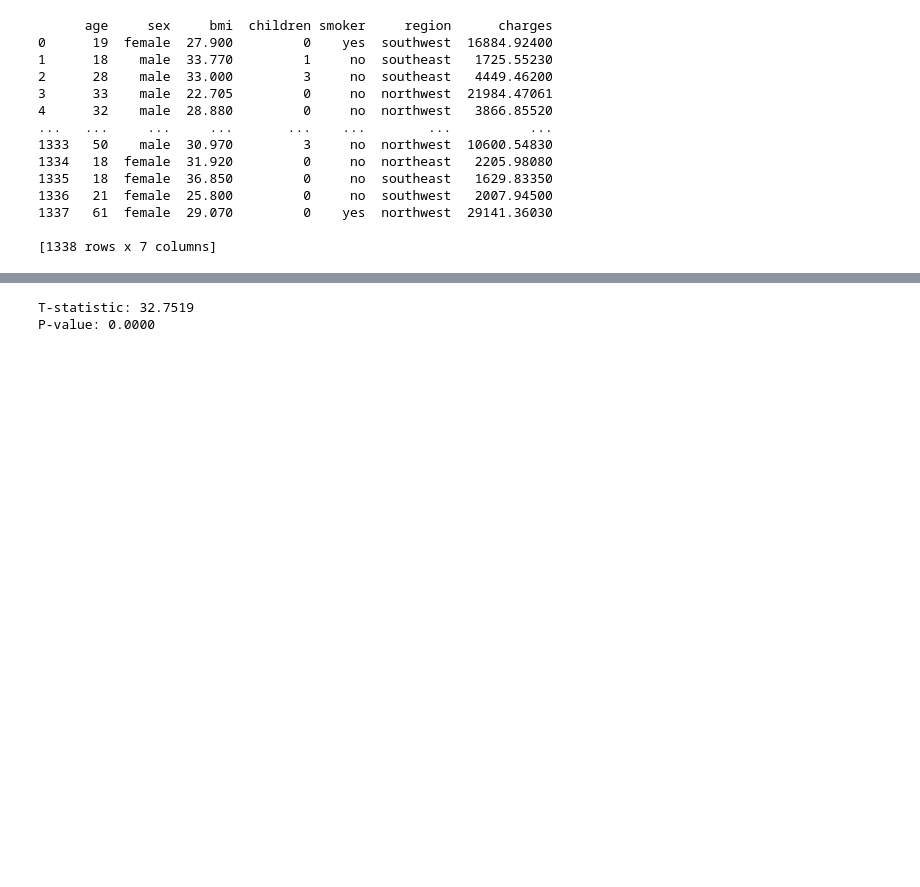
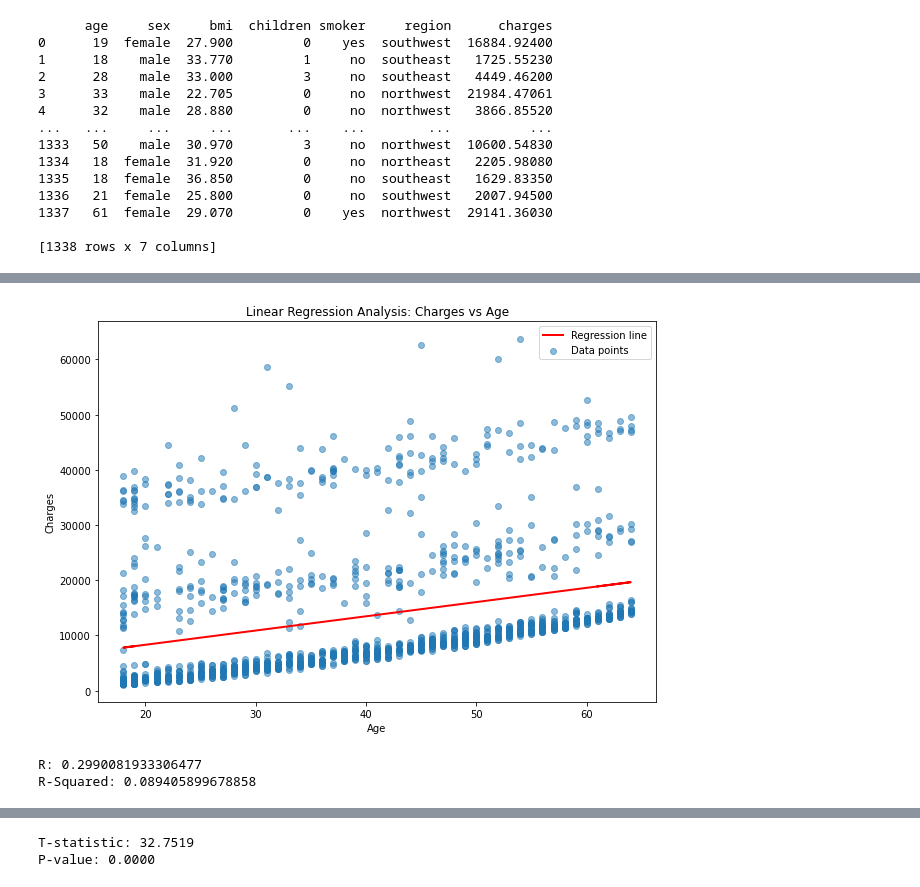
Before and after one commit to vinnynp25/CMSC320-Final-Project, a Jupyter notebook: FinalProject.ipynb, the cells around one changed output, grey strips where cells are left out. Saved outputs shown, nothing was run; the diff lists cells and outputs as text; code cells hidden in the pictures; blank space fills up the shorter version.

```diff
--- a/FinalProject.ipynb
+++ b/FinalProject.ipynb
@@ -60,0 +90,32 @@ for feature in insurance_df.columns[:-1]:
+# %%
+# REGRESSION ANALYSIS
+
+x = insurance_df['age']
+y = insurance_df['charges']
+
+# Perform linear regression
+slope, intercept, r, p, std_err = stats.linregress(x, y)
+r_squared = r**2
+
+# Define the regression function
+def regressionFunction(x):
+    return slope * x + intercept
+
+# Create the model predictions
+model = list(map(regressionFunction, x))
+
+# Plot the data points and the regression line
+plt.figure(figsize=(10, 7))
+plt.scatter(x, y, alpha=0.5, label='Data points')
+plt.plot(x, model, color='red', linewidth=2, label='Regression line')
+plt.title('Linear Regression Analysis: Charges vs Age')
+plt.xlabel('Age')
+plt.ylabel('Charges')
+plt.legend()
+plt.show()
+print(f"R: {r}")
+print(f"R-Squared: {r_squared}")
+# %% [output]
+[figure, added]
+R: 0.2990081933306477
+R-Squared: 0.089405899678858
```
Also changed, not shown: parts of 14 cells of this notebook.
